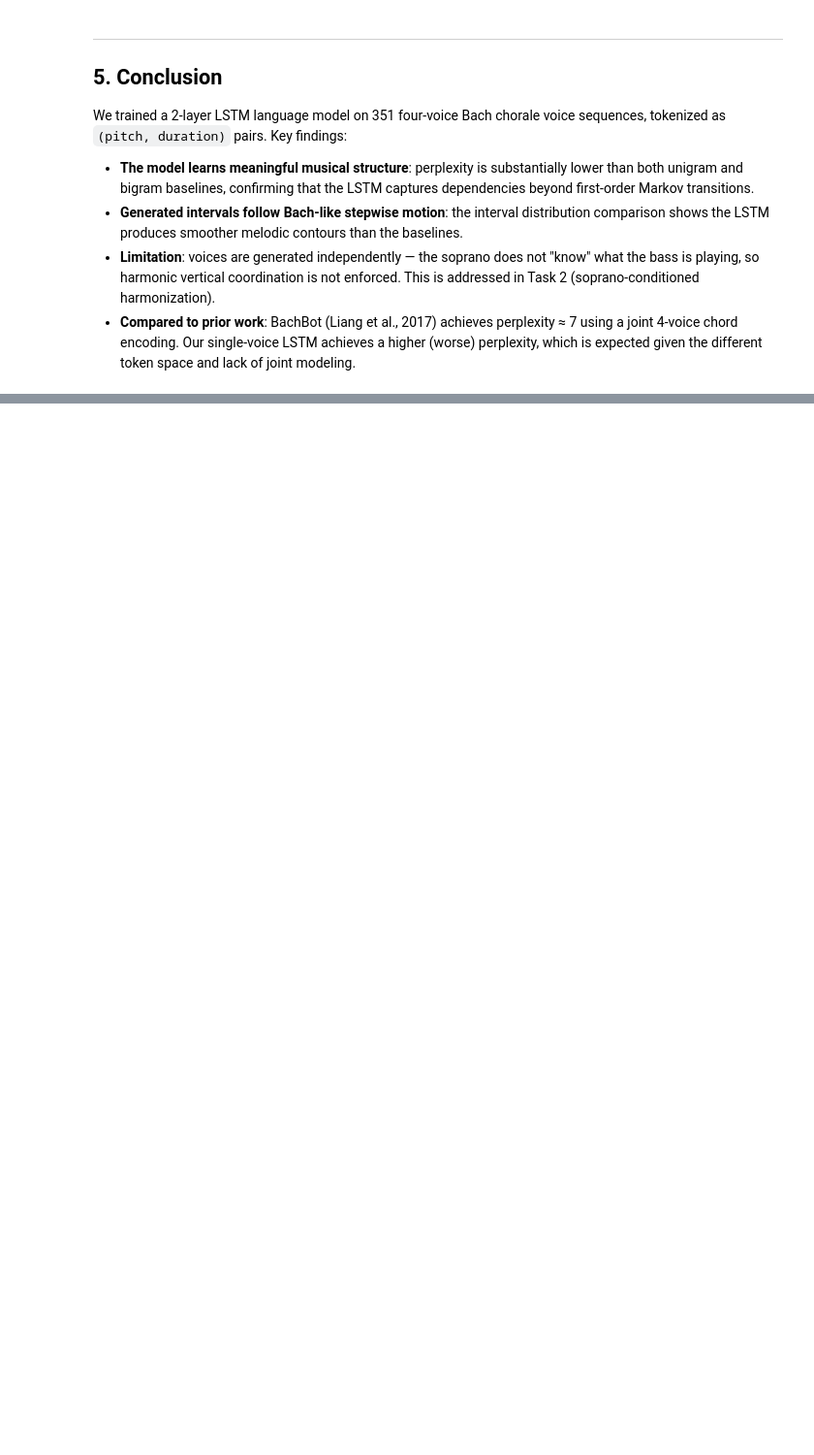
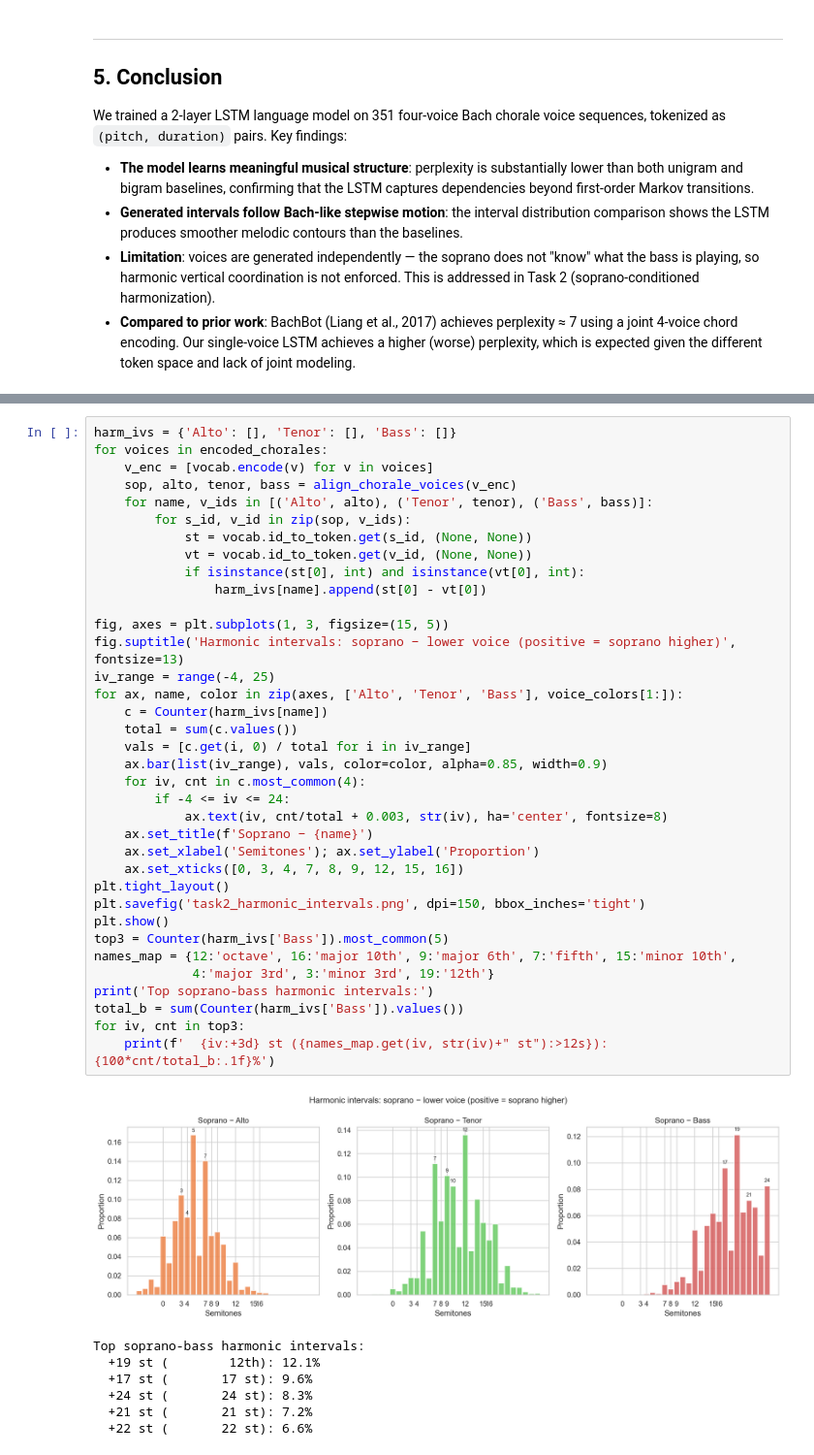
Before and after one commit to aaronchiuwei/cse153_assignment2, a Jupyter notebook: task1_unconditioned.ipynb, the cells around one changed output, grey strips where cells are left out. Shown at 97% size. Saved outputs shown, nothing was run; the diff lists cells and outputs as text; blank space fills up the shorter version.

Commit message:
Task 2

```diff
--- a/task1_unconditioned.ipynb
+++ b/task1_unconditioned.ipynb
@@ -1025,0 +1293,44 @@ We trained a 2-layer LSTM language model on 351 four-voice Bach chorale voice se
+# %%
+harm_ivs = {'Alto': [], 'Tenor': [], 'Bass': []}
+for voices in encoded_chorales:
+    v_enc = [vocab.encode(v) for v in voices]
+    sop, alto, tenor, bass = align_chorale_voices(v_enc)
+    for name, v_ids in [('Alto', alto), ('Tenor', tenor), ('Bass', bass)]:
+        for s_id, v_id in zip(sop, v_ids):
+            st = vocab.id_to_token.get(s_id, (None, None))
+            vt = vocab.id_to_token.get(v_id, (None, None))
+            if isinstance(st[0], int) and isinstance(vt[0], int):
+                harm_ivs[name].append(st[0] - vt[0])
+
+fig, axes = plt.subplots(1, 3, figsize=(15, 5))
+fig.suptitle('Harmonic intervals: soprano − lower voice (positive = soprano higher)', fontsize=13)
+iv_range = range(-4, 25)
+for ax, name, color in zip(axes, ['Alto', 'Tenor', 'Bass'], voice_colors[1:]):
+    c = Counter(harm_ivs[name])
+    total = sum(c.values())
+    vals = [c.get(i, 0) / total for i in iv_range]
+    ax.bar(list(iv_range), vals, color=color, alpha=0.85, width=0.9)
+    for iv, cnt in c.most_common(4):
+        if -4 <= iv <= 24:
+            ax.text(iv, cnt/total + 0.003, str(iv), ha='center', fontsize=8)
+    ax.set_title(f'Soprano − {name}')
+    ax.set_xlabel('Semitones'); ax.set_ylabel('Proportion')
+    ax.set_xticks([0, 3, 4, 7, 8, 9, 12, 15, 16])
+plt.tight_layout()
+plt.savefig('task2_harmonic_intervals.png', dpi=150, bbox_inches='tight')
+plt.show()
+top3 = Counter(harm_ivs['Bass']).most_common(5)
+names_map = {12:'octave', 16:'major 10th', 9:'major 6th', 7:'fifth', 15:'minor 10th',
+             4:'major 3rd', 3:'minor 3rd', 19:'12th'}
+print('Top soprano-bass harmonic intervals:')
+total_b = sum(Counter(harm_ivs['Bass']).values())
+for iv, cnt in top3:
+    print(f'  {iv:+3d} st ({names_map.get(iv, str(iv)+" st"):>12s}): {100*cnt/total_b:.1f}%')
+# %% [output]
+[figure, added]
+Top soprano-bass harmonic intervals:
+  +19 st (        12th): 12.1%
+  +17 st (       17 st): 9.6%
+  +24 st (       24 st): 8.3%
+  +21 st (       21 st): 7.2%
+  +22 st (       22 st): 6.6%
```
Also changed, not shown: parts of 51 cells of this notebook, 12 other files.
